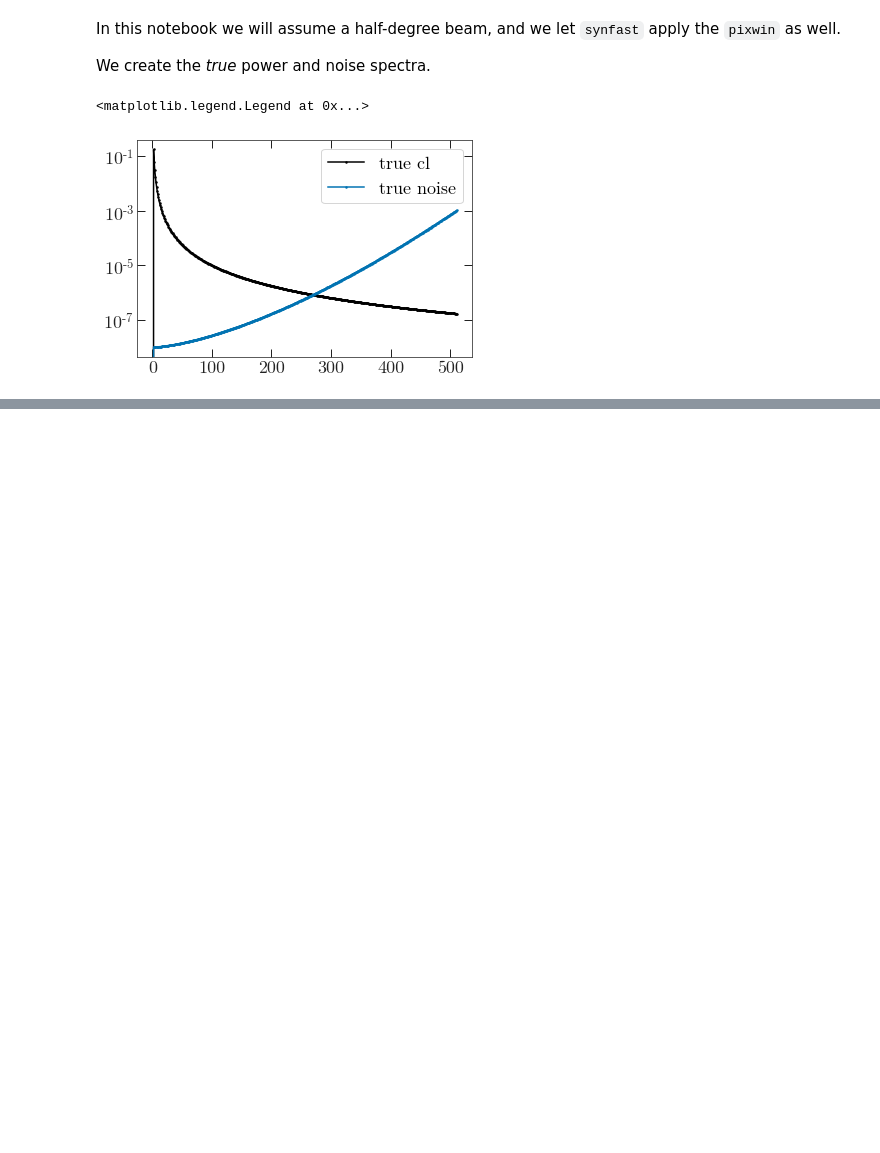
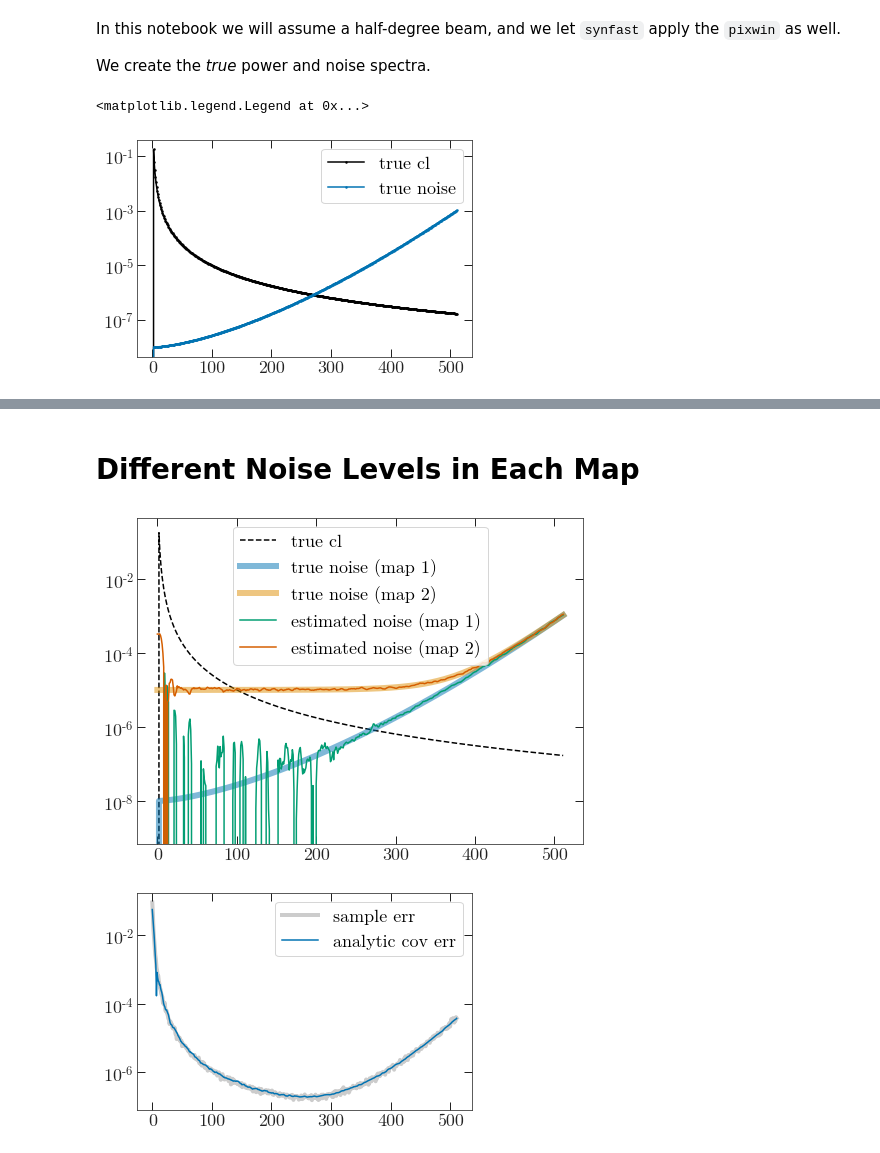
Before and after one commit to xzackli/nawrapper, a Jupyter notebook: notebooks/Healpix Sims.ipynb, the cells around one changed output, grey strips where cells are left out. Cells and saved outputs as stored; diff of their text form; code cells hidden in the pictures; blank space fills up the shorter version.

```diff
--- a/notebooks/Healpix Sims.ipynb
+++ b/notebooks/Healpix Sims.ipynb
@@ -87,0 +88,47 @@ plt.yscale('log')
+# %% [markdown]
+# Different Noise Levels in Each Map
+# %%
+def get_maps_different():
+    # apply the pixel window transfer function (pixwin=True)
+    m = hp.synfast(B_ell[:lmax]**2 * cl, nside, verbose=False, pixwin=True)
+    n1 = hp.synfast(B_ell[:lmax]**2 * nl, nside, verbose=False, pixwin=True)
+    n2 = hp.synfast(B_ell[:lmax]**2 * (nl + 1e-5),nside, verbose=False, pixwin=True)
+    m1 = nw.namap(map_I=m + n1,
+                  beam_temp=B_ell,
+                  nside=nside, verbose=False, unpixwin=True)
+    m2 = nw.namap(map_I=m + n2,
+                  beam_temp=B_ell,
+                  nside=nside, verbose=False, unpixwin=True)
+    return m1, m2
+
+def get_spec_different():
+    m1, m2 = get_maps_different()
+    return nw.compute_spectra(m1, m2, lmax=lmax, verbose=False)['TT']
+# %%
+from tqdm import tqdm
+samples = [get_spec_different() for i in tqdm(range(50))]
+# %%
+m1, m2 = get_maps_different()
+
+mc = nw.mode_coupling(m1, m2, bins=nw.get_unbinned_bins(lmax-1, nside=nside))
+cov = nw.nacov(m1, m2, mc)
+cov.compute()
+# %%
+plt.figure(figsize=(8,6))
+
+plt.plot(cl[:2*nside], '--', label='true cl')
+plt.plot(nl[:2*nside], '-', label='true noise (map 1)', alpha=0.5, lw=6)
+plt.plot(nl[:2*nside] + 1e-5, '-', label='true noise (map 2)', alpha=0.5, lw=6)
+plt.plot(cov.noise['TT_1'][:2*nside], '-', label='estimated noise (map 1)')
+plt.plot(cov.noise['TT_2'][:2*nside], '-', label='estimated noise (map 2)')
+plt.legend()
+plt.yscale('log')
+
+plt.figure()
+plt.plot( np.std(samples, axis=0)[:2*nside], '-', lw=4, alpha=0.2, label='sample err')
+plt.plot( np.sqrt(np.diag(cov.covar_TT_TT))[:2*nside], "-", label='analytic cov err')
+plt.legend()
+plt.yscale('log')
+# %% [output]
+[figure, added]
+[figure, added]
```
Also changed, not shown: parts of 3 cells of this notebook, 1 other file.
